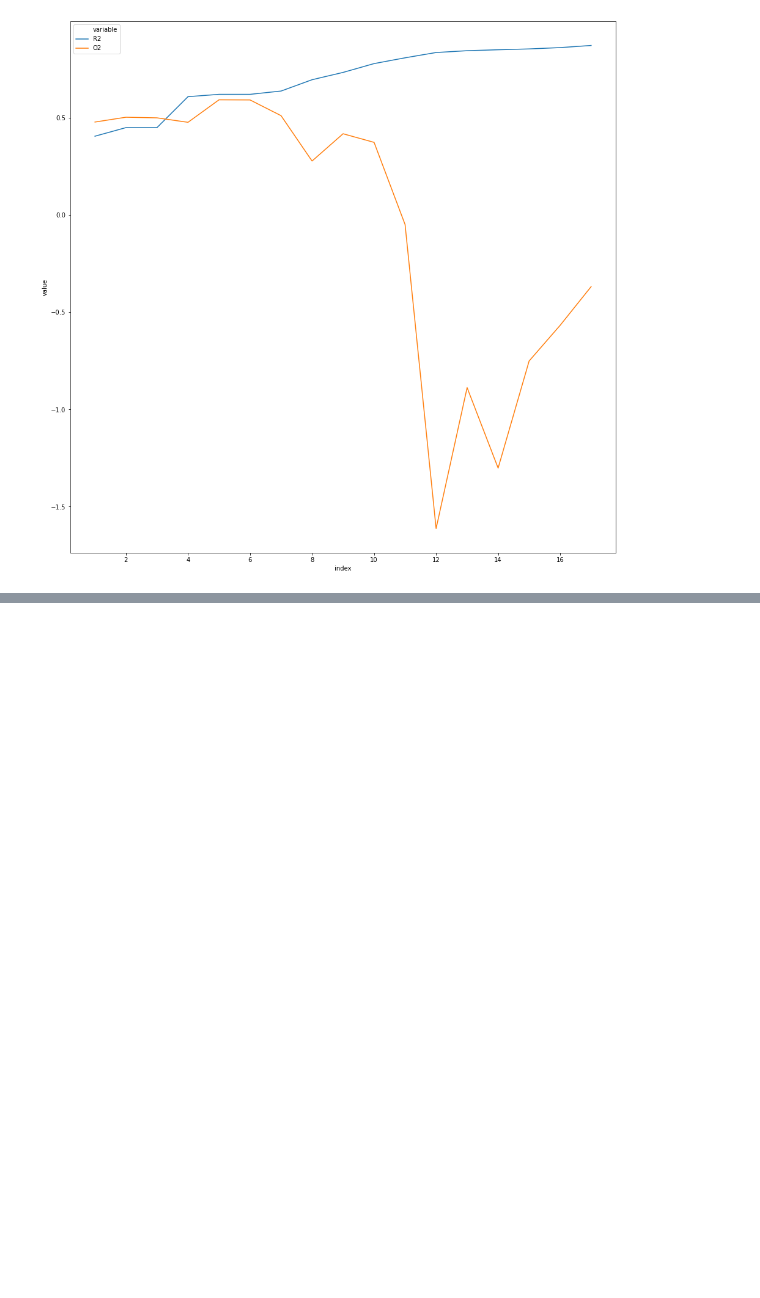
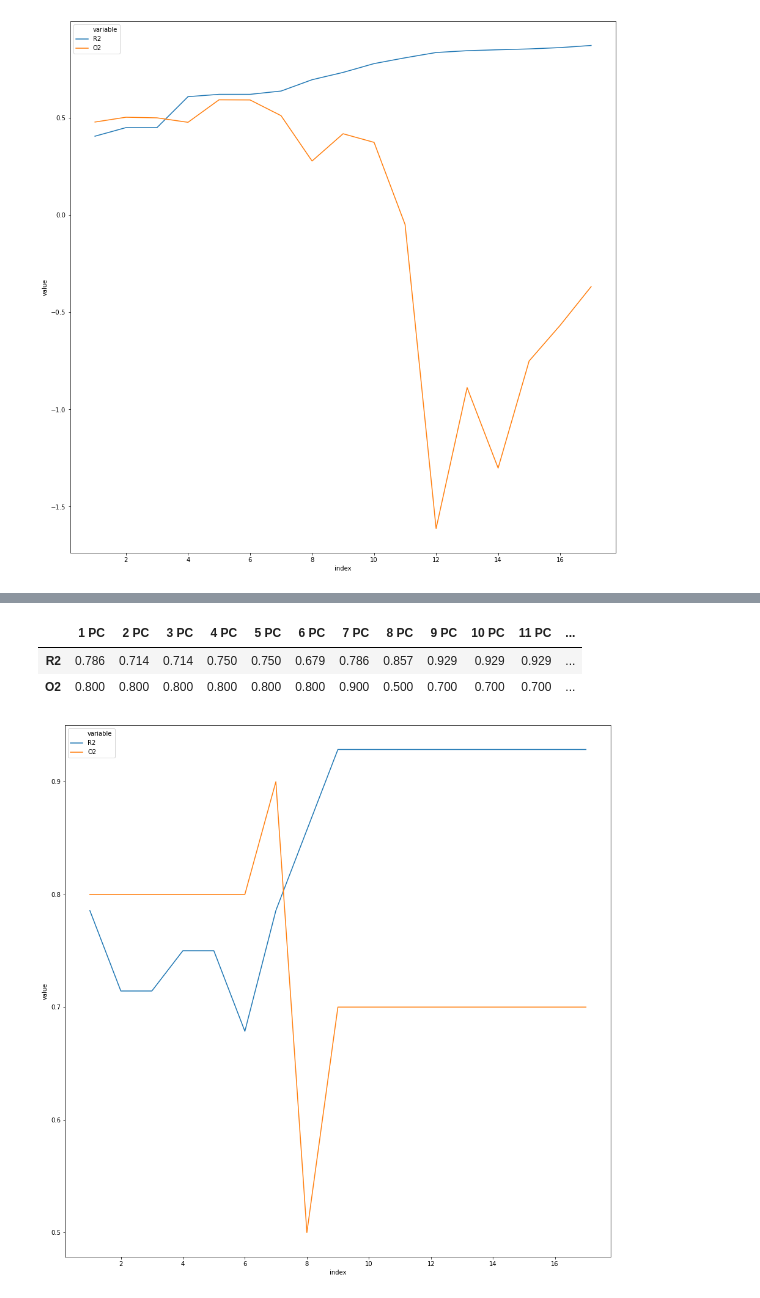
Before and after one commit to YeasterEgg/jupyter-stuff, a Jupyter notebook: TAM/Tecniche di Analisi Multivariata.ipynb, the cells around one changed output, grey strips where cells are left out. Cells and saved outputs as stored; diff of their text form; code cells hidden in the pictures; blank space fills up the shorter version.

```diff
--- a/TAM/TAM.ipynb
+++ b/TAM/Tecniche di Analisi Multivariata.ipynb
@@ -713,0 +779,44 @@ Text(0.5, 0, 'Fitted values')
+# %%
+def get_pc_results(n_components):
+    new_pca = PCA(n_components=n_components)
+    new_pca_df = new_pca.fit_transform(scaled_df.drop(["Aroma", "Class"], axis=1))
+    new_pca_df = pd.DataFrame(new_pca_df)
+    pc_names = [f"PC{i + 1}" for i in range(len(new_pca.explained_variance_))]
+    new_pca_df.columns = pc_names
+    X = new_pca_df
+    Y = pca_df["Class"]
+    X_train, X_test, Y_train, Y_test = train_test_split(X, Y, test_size=0.25, random_state=1)
+
+    lr = LogisticRegression()
+    lr.fit(X_train,Y_train)
+    return lr.score(X_train, Y_train), lr.score(X_test, Y_test)
+
+
+r2 = []
+o2 = []
+index = []
+
+for n_components in range(1, 18):
+    index.append(f"{n_components} PC")
+    results = get_pc_results(n_components)
+    r2.append(results[0])
+    o2.append(results[1])
+
+pd.DataFrame({
+    "R2": r2,
+    "O2": o2
+}, index = index).transpose()
+# %% [output]
+|  | 1 PC | 2 PC | 3 PC | 4 PC | 5 PC | 6 PC | 7 PC | 8 PC | 9 PC | 10 PC | 11 PC | ... |
+| R2 | 0.786 | 0.714 | 0.714 | 0.750 | 0.750 | 0.679 | 0.786 | 0.857 | 0.929 | 0.929 | 0.929 | ... |
+| O2 | 0.800 | 0.800 | 0.800 | 0.800 | 0.800 | 0.800 | 0.900 | 0.500 | 0.700 | 0.700 | 0.700 | ... |
+# %%
+plt.rcParams["figure.figsize"] = (16, 16)
+
+ax = sns.lineplot(data=pd.DataFrame({
+    "R2": r2,
+    "O2": o2,
+    "index": range(1, 18)
+}, index=index).melt(id_vars=["index"]), x="index", y="value", hue="variable")
+# %% [output]
+[figure, added]
```
Also changed, not shown: parts of 54 cells of this notebook, 5 other files.
